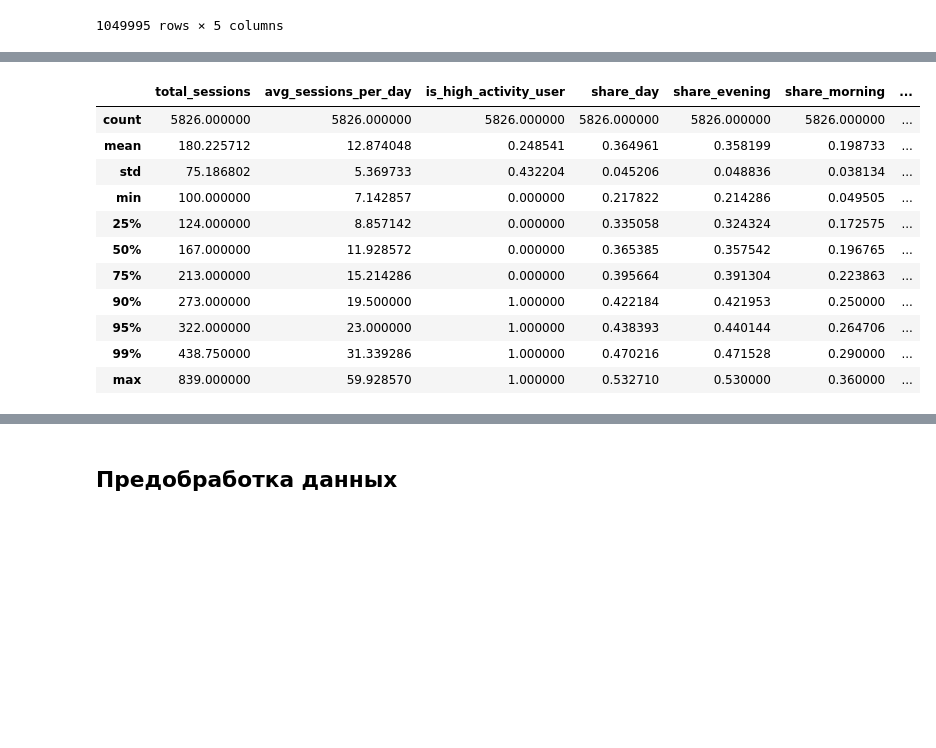
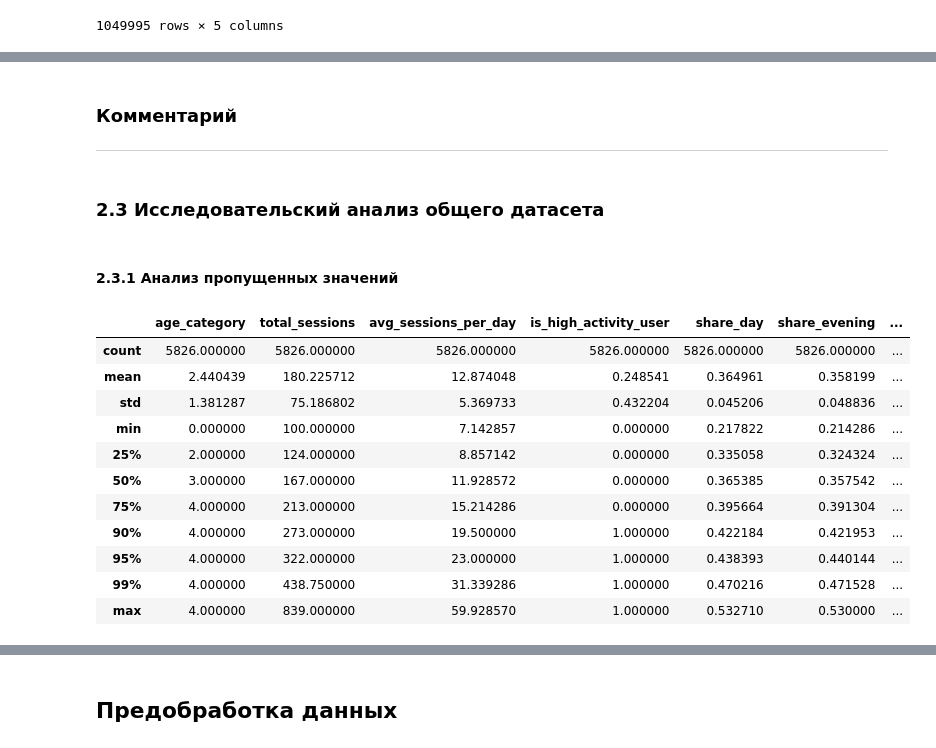
Before and after one commit to TemaQDX/project_module_03_yeti, a Jupyter notebook: project_module_03_yeti_Artem_Burov.ipynb, the cells around one changed output, grey strips where cells are left out. Cells and saved outputs as stored; diff of their text form; code cells hidden in the pictures; blank space fills up the shorter version.

```diff
--- a/project_module_03_yeti_Artem_Burov.ipynb
+++ b/project_module_03_yeti_Artem_Burov.ipynb
@@ -593,11 +658,20 @@ df_visits
 | 1065744 | 2025-11-14 | morning | f3c9373d-5b8e-499d-b0ad-6f6aa76197bc | ffbf-71c28263b860736010d4-a0ee88f3 | Category 10 |
 1049995 rows × 5 columns
 # %%
-def build_user_features(df_visits: pd.DataFrame) -> pd.DataFrame:
+def build_df_users_features(
+        df_users: pd.DataFrame,
+        df_visits: pd.DataFrame,
+        df_ads_activity: pd.DataFrame,
+        df_surf_depth: pd.DataFrame,
+        df_primary_device: pd.DataFrame,
+        df_cloud_usage: pd.DataFrame
+    ) -> pd.DataFrame:
     """
-    Строит агрегированный датасет с первичным ключом user_id.
+    Строит агрегированный датасет с первичным ключом user_id на основе 6 исходных датасетов:
+    df_users, df_visits, df_ads_activity, df_surf_depth, df_primary_device, df_cloud_usage
 
-    Возвращает DataFrame с признаками:
+    df_visits трансформируется с первичным ключом user_id
+    в DataFrame с новыми признаками:
       - базовые: total_sessions, avg_sessions_per_day
       - доли по времени суток: share_night, share_morning, share_day, share_evening
       - доли по категориям сайтов: share_cat_Category_X (20 шт.)
@@ -658,6 +732,7 @@ def build_user_features(df_visits: pd.DataFrame) -> pd.DataFrame:
     )
     cat_shares = cat_shares.div(cat_shares.sum(axis=1), axis=0)
     cat_shares = cat_shares.add_prefix('share_cat_')
+    cat_shares.columns = cat_shares.columns.str.replace(' ', '_')
 
     # -------------------------
     # Энтропия (разнообразие)
@@ -674,13 +749,19 @@ def build_user_features(df_visits: pd.DataFrame) -> pd.DataFrame:
     # -------------------------
     # Сборка итогового DataFrame
     # -------------------------
-    result = base_agg.merge(time_shares, on='user_id', how='left')
-    result = result.merge(cat_shares, on='user_id', how='left')
-    result = result.merge(entropy_category, left_on='user_id', right_index=True, how='left')
-    result = result.merge(entropy_daytime, left_on='user_id', right_index=True, how='left')
-    result = result.merge(ratio_evening_morning, left_on='user_id', right_index=True, how='left')
+    result_visits = base_agg.merge(time_shares, on='user_id', how='left')
+    result_visits = result_visits.merge(cat_shares, on='user_id', how='left')
+    result_visits = result_visits.merge(entropy_category, left_on='user_id', right_index=True, how='left')
+    result_visits = result_visits.merge(entropy_daytime, left_on='user_id', right_index=True, how='left')
+    result_visits = result_visits.merge(ratio_evening_morning, left_on='user_id', right_index=True, how='left')
+    # Заполним NaN нулями (на случай пользователей с очень редкими категориями/временными окнами)
+    result_visits = result_visits.fillna(0)
 
-    # Заполним NaN нулями (на случай пользователей с очень редкими категориями/временными окнами)
-    result = result.fillna(0)
 
-    return result
+    result_final = df_users.merge(result_visits, left_on='user_id', right_on='user_id', how='left')
+    result_final = result_final.merge(df_ads_activity, left_on='user_id', right_on='user_id', how='left')
+    result_final = result_final.merge(df_surf_depth, left_on='user_id', right_on='user_id', how='left')
+    result_final = result_final.merge(df_primary_device, left_on='user_id', right_on='user_id', how='left')
+    result_final = result_final.merge(df_cloud_usage, left_on='user_id', right_on='user_id',  how='left')
+
+    return result_final
@@ -696,0 +768,3 @@ df_user_logs.head()
+# %%
+df_users_logs = optimize_dataframe(build_df_users_features(df_users, df_visits, df_ads_activity, df_surf_depth, df_primary_device, df_cloud_usage))
+df_users_logs.head()
@@ -697 +778,3 @@ df_user_logs.head()
+# %%
+df_users_logs = df_users_logs.drop(columns=['user_id'])
 # %%
@@ -717,15 +800,22 @@ memory usage: 699.9+ KB
+# %% [markdown]
+### Комментарий
+___
+# %% [markdown]
+### 2.3 Исследовательский анализ общего датасета
+# %% [markdown]
+#### 2.3.1 Анализ пропущенных значений
 # %%
-df_user_logs.describe(percentiles=[0.25, 0.5, 0.75, 0.9, 0.95, 0.99])
+df_users_logs.describe(percentiles=[0.25, 0.5, 0.75, 0.9, 0.95, 0.99])
 # %% [output]
-|  | total_sessions | avg_sessions_per_day | is_high_activity_user | share_day | share_evening | share_morning | ... |
+|  | age_category | total_sessions | avg_sessions_per_day | is_high_activity_user | share_day | share_evening | ... |
 | count | 5826.000000 | 5826.000000 | 5826.000000 | 5826.000000 | 5826.000000 | 5826.000000 | ... |
-| mean | 180.225712 | 12.874048 | 0.248541 | 0.364961 | 0.358199 | 0.198733 | ... |
-| std | 75.186802 | 5.369733 | 0.432204 | 0.045206 | 0.048836 | 0.038134 | ... |
-| min | 100.000000 | 7.142857 | 0.000000 | 0.217822 | 0.214286 | 0.049505 | ... |
-| 25% | 124.000000 | 8.857142 | 0.000000 | 0.335058 | 0.324324 | 0.172575 | ... |
-| 50% | 167.000000 | 11.928572 | 0.000000 | 0.365385 | 0.357542 | 0.196765 | ... |
-| 75% | 213.000000 | 15.214286 | 0.000000 | 0.395664 | 0.391304 | 0.223863 | ... |
-| 90% | 273.000000 | 19.500000 | 1.000000 | 0.422184 | 0.421953 | 0.250000 | ... |
-| 95% | 322.000000 | 23.000000 | 1.000000 | 0.438393 | 0.440144 | 0.264706 | ... |
-| 99% | 438.750000 | 31.339286 | 1.000000 | 0.470216 | 0.471528 | 0.290000 | ... |
-| max | 839.000000 | 59.928570 | 1.000000 | 0.532710 | 0.530000 | 0.360000 | ... |
+| mean | 2.440439 | 180.225712 | 12.874048 | 0.248541 | 0.364961 | 0.358199 | ... |
+| std | 1.381287 | 75.186802 | 5.369733 | 0.432204 | 0.045206 | 0.048836 | ... |
+| min | 0.000000 | 100.000000 | 7.142857 | 0.000000 | 0.217822 | 0.214286 | ... |
+| 25% | 2.000000 | 124.000000 | 8.857142 | 0.000000 | 0.335058 | 0.324324 | ... |
+| 50% | 3.000000 | 167.000000 | 11.928572 | 0.000000 | 0.365385 | 0.357542 | ... |
+| 75% | 4.000000 | 213.000000 | 15.214286 | 0.000000 | 0.395664 | 0.391304 | ... |
+| 90% | 4.000000 | 273.000000 | 19.500000 | 1.000000 | 0.422184 | 0.421953 | ... |
+| 95% | 4.000000 | 322.000000 | 23.000000 | 1.000000 | 0.438393 | 0.440144 | ... |
+| 99% | 4.000000 | 438.750000 | 31.339286 | 1.000000 | 0.470216 | 0.471528 | ... |
+| max | 4.000000 | 839.000000 | 59.928570 | 1.000000 | 0.532710 | 0.530000 | ... |
```
Also changed, not shown: parts of 21 cells of this notebook.
